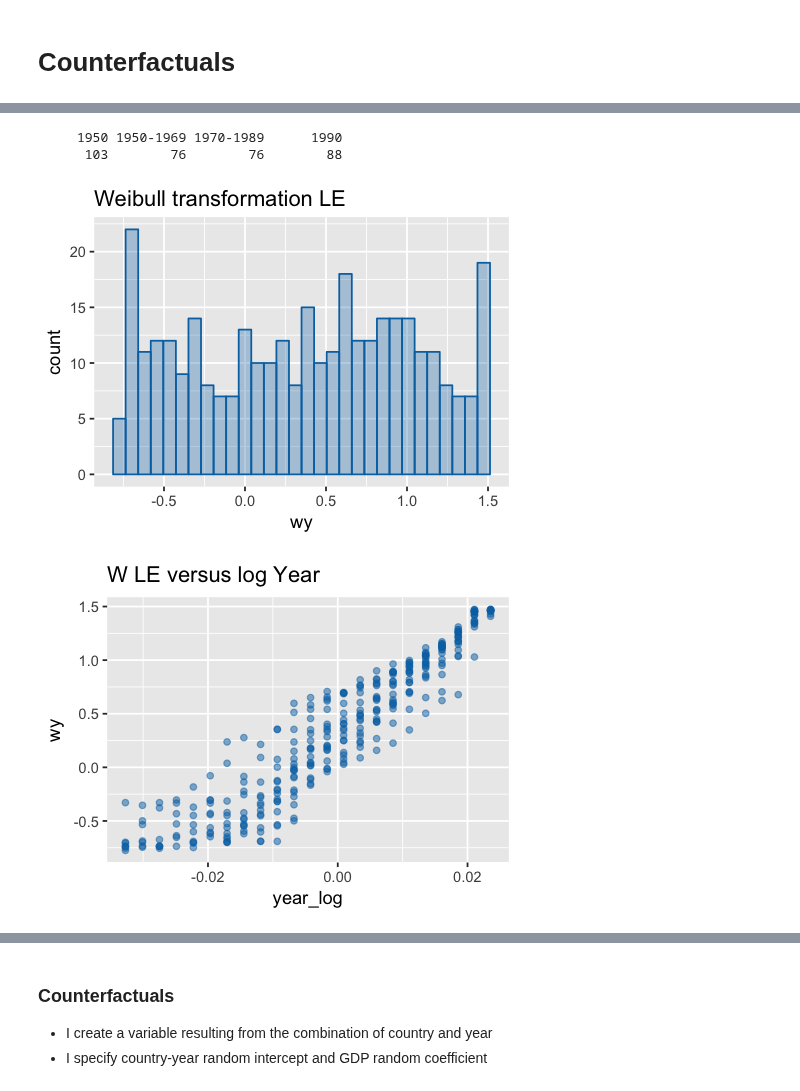
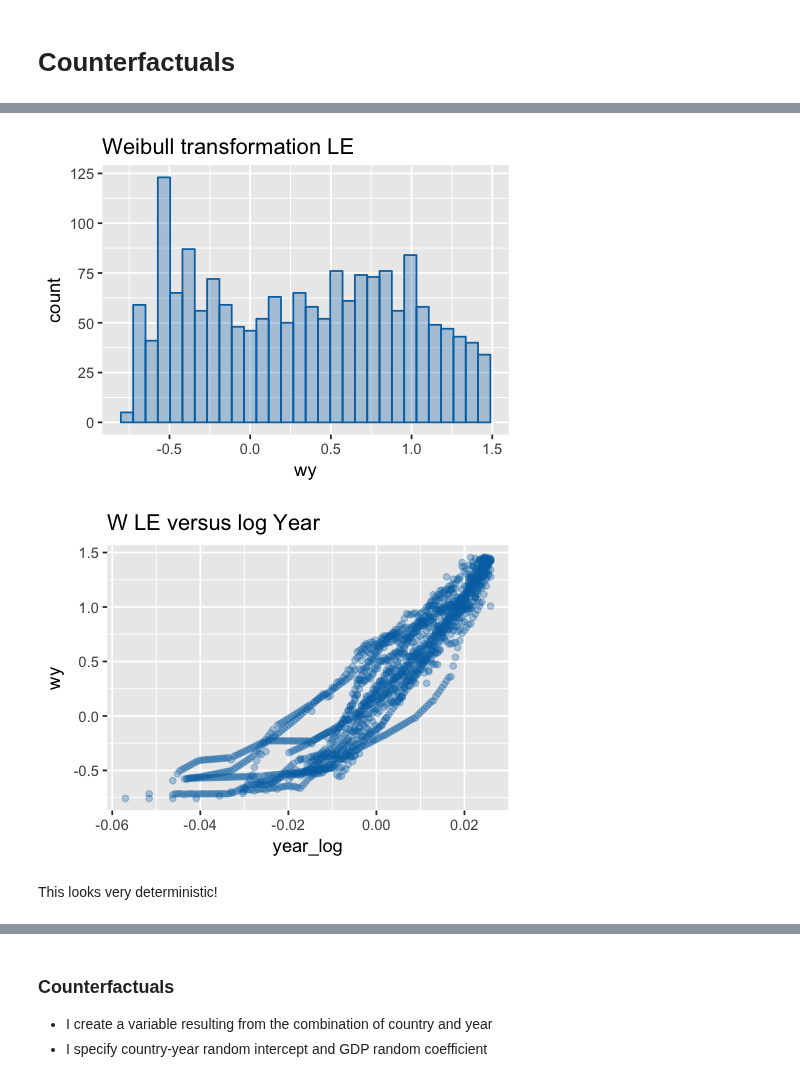
Before and after one commit to sdaza/lambda, a Jupyter notebook: notebooks/counterfactuals.ipynb, the cells around one changed output, grey strips where cells are left out. Drawn from its saved outputs; the diff is of its cells as text; code cells hidden in the pictures.

```diff
--- a/notebooks/counterfactuals.ipynb
+++ b/notebooks/counterfactuals.ipynb
@@ -40,0 +23,3 @@ Warning message:
+# %%
+# load data
+df = data.table(read_stata('../data/Ex_LA1850-2013_SES_ABBREVIATED_april-3-2018.dta'))
@@ -41 +41,8 @@ Warning message:
+# %%
+male = df[tseries2==1 & sex==1 & age==0]
+
+male = male[complete.cases(male[, .(Ex, gdp_pc)])]
+
+male = male[, .(ctry, year, gdp_pc, Ex)]
+setnames(male, c('gdp_pc', 'Ex'), c('gdp', 'le'))
 # %%
@@ -60,7 +59,2 @@ df[, ctry := factor(ctry)]
-# %%
-table(df$gyear, useNA='ifany') # discrete groups of year
-# %% [output]
-     1950 1950-1969 1970-1989      1990
-      103        76        76        88
 # %%
 # transform variable: weibull
@@ -74,16 +69,18 @@ get_orig_values_weibull = function(x, max_value) {
 }
 # %%
 options(repr.plot.width = 4, repr.plot.height = 3)
-ggplot(df, aes(wy)) +
+ggplot(male, aes(wy)) +
     geom_histogram(bins=30, color='#0072B2', fill='#0072B2', alpha=0.3) +
     labs(title='Weibull transformation LE')
 # %% [output]
-[figure, old version]
+[figure, new version]
 # %%
 options(repr.plot.width = 4, repr.plot.height = 3)
-ggplot(df, aes(y=wy, x=year_log)) + geom_point(alpha=0.5, color='#0072B2') +
+ggplot(male, aes(y=wy, x=year_log)) + geom_point(alpha=0.3, color='#0072B2') +
     labs(title='W LE versus log Year')
 # %% [output]
-[figure, old version]
+[figure, new version]
+# %% [markdown]
+This looks very deterministic!
 # %%
 options(repr.plot.width = 4, repr.plot.height = 3)
```
Also changed, not shown: parts of 23 cells of this notebook.
